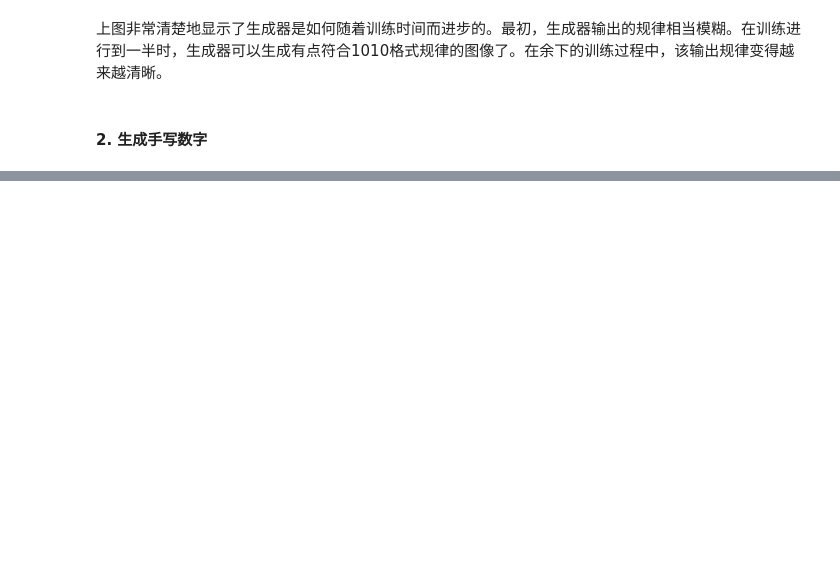
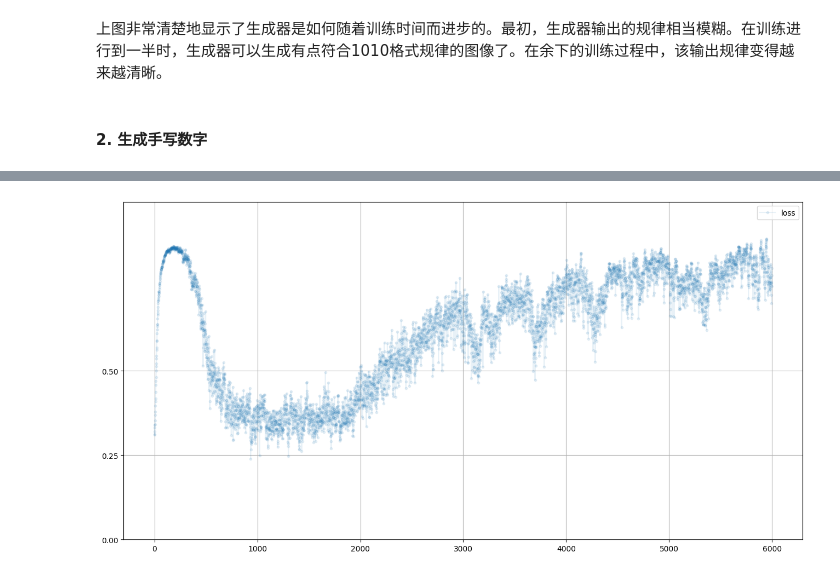
Before and after one commit to Tanghao755/PyTorch_Generative_Adversarial_Network, a Jupyter notebook: Pytorch_GAN.ipynb, the cells around one changed output, grey strips where cells are left out. Saved outputs shown, nothing was run; the diff lists cells and outputs as text; code cells hidden in the pictures; blank space fills up the shorter version.

```diff
--- a/Pytorch_GAN.ipynb
+++ b/Pytorch_GAN.ipynb
@@ -298,0 +529,4 @@ cmap='Blues')
+# %%
+G.plot_progress()
+# %% [output]
+[figure, added]
```
Also changed, not shown: parts of 19 cells of this notebook.
